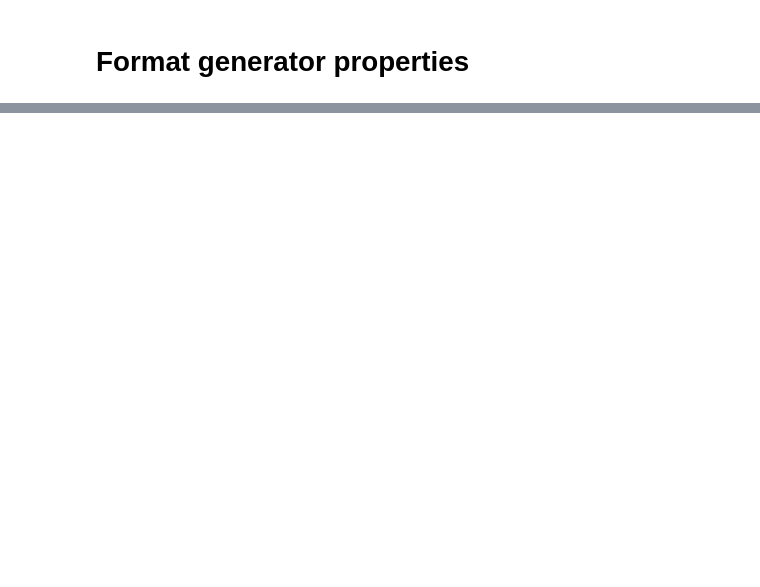
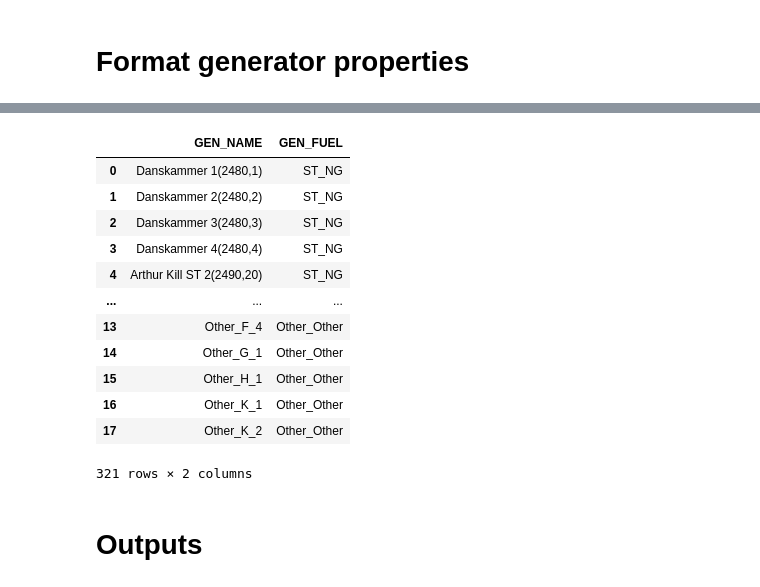
Before and after one commit to boyuan276/NYgrid-python, a Jupyter notebook: dev/write_gen_prop_profiles.ipynb, the cells around one changed output, grey strips where cells are left out. Saved outputs shown, nothing was run; the diff lists cells and outputs as text; code cells hidden in the pictures; blank space fills up the shorter version.

Commit message:
adjust file formats

```diff
--- a/dev/write_gen_prop_profiles.ipynb
+++ b/dev/write_gen_prop_profiles.ipynb
@@ -135,0 +199,8 @@ gen_params_2018
+# %%
+# Read wind generator parameters
+wind_params_2018 = pd.read_excel(os.path.join(thermal_data_dir, '2018_nyca_nonthermal.xlsx'),
+                                 sheet_name='Wind')
+wind_params_2018['max_ramp_hourly'] = wind_params_2018['Capacity (MW)']
+
+# 2018 NYCA: 22 wind generators
+wind_prop_2018 = gp.format_gen_prop_non_thermal(wind_params_2018)
@@ -135,0 +217,8 @@ gen_params_2018
+# %%
+# Read utility-scale PV generator parameters
+upv_params_2018 = pd.read_excel(os.path.join(thermal_data_dir, '2018_nyca_nonthermal.xlsx'),
+                                sheet_name='UPV')
+upv_params_2018['max_ramp_hourly'] = upv_params_2018['Capacity (MW)']
+
+# 2018 NYCA: 1 UPV generator
+upv_prop_2018 = gp.format_gen_prop_non_thermal(upv_params_2018)
@@ -135,0 +235,8 @@ gen_params_2018
+# %%
+# Read other renewable generator parameters
+others_params_2018 = pd.read_excel(os.path.join(thermal_data_dir, '2018_nyca_nonthermal.xlsx'),
+                                   sheet_name='Others')
+others_params_2018['max_ramp_hourly'] = others_params_2018['Capacity (MW)']
+
+# 2018 NYCA: 18 other renewable generators
+others_prop_2018 = gp.format_gen_prop_non_thermal(others_params_2018)
@@ -135,0 +253,9 @@ gen_params_2018
+# %%
+# 2018 NYCA: 321 generators
+gen_prop_2018 = pd.concat([thermal_prop_2018,
+                           nuclear_prop_2018,
+                           hydro_prop_2018,
+                           import_prop_2018,
+                           wind_prop_2018,
+                           upv_prop_2018,
+                           others_prop_2018], axis=0)
@@ -135,0 +566,23 @@ gen_params_2018
+# %%
+# Gen fuel property table
+genfuel_prop_2018 = gen_prop_2018[['GEN_NAME', 'UNIT_TYPE', 'FUEL_TYPE']].copy()
+genfuel_prop_2018['GEN_FUEL'] = genfuel_prop_2018.apply(
+    lambda x: x['UNIT_TYPE'] + '_' + x['FUEL_TYPE'], axis=1)
+genfuel_prop_2018 = genfuel_prop_2018.drop(columns=['UNIT_TYPE', 'FUEL_TYPE'])
+genfuel_prop_2018
+# %% [output]
+|  | GEN_NAME | GEN_FUEL |
+| 0 | Danskammer 1(2480,1) | ST_NG |
+| 1 | Danskammer 2(2480,2) | ST_NG |
+| 2 | Danskammer 3(2480,3) | ST_NG |
+| 3 | Danskammer 4(2480,4) | ST_NG |
+| 4 | Arthur Kill ST 2(2490,20) | ST_NG |
+| ... | ... | ... |
+| 13 | Other_F_4 | Other_Other |
+| 14 | Other_G_1 | Other_Other |
+| 15 | Other_H_1 | Other_Other |
+| 16 | Other_K_1 | Other_Other |
+| 17 | Other_K_2 | Other_Other |
+321 rows × 2 columns
+# %% [markdown]
+# Outputs
```
Also changed, not shown: parts of 60 cells of this notebook, 1 other file.
